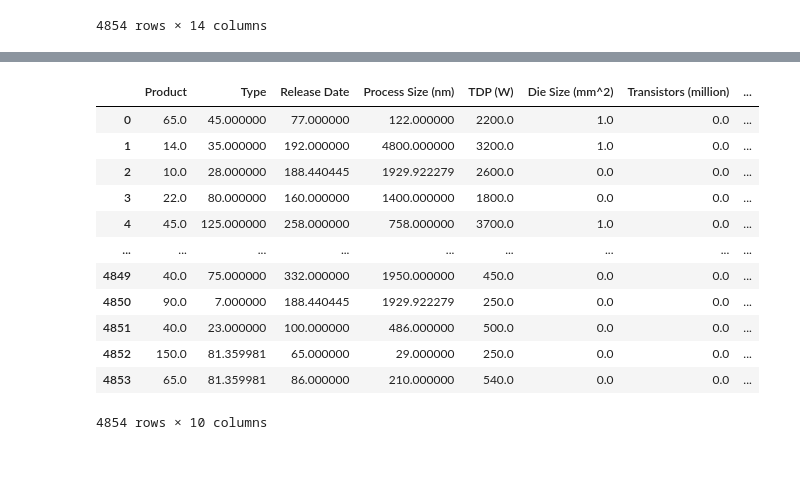
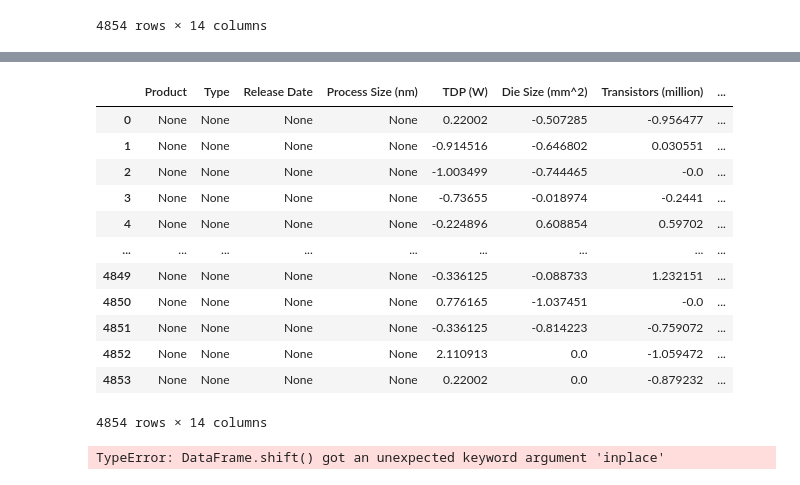
Before and after one commit to Felipanjos/a3_ia_2022.2, a Jupyter notebook: Projeto_IA.ipynb, the cells around one changed output, grey strips where cells are left out. Drawn from its saved outputs; the diff is of its cells as text; code cells hidden in the pictures.

```diff
--- a/Projeto_IA.ipynb
+++ b/Projeto_IA.ipynb
@@ -185,15 +193,7 @@ num_pipeline = Pipeline([
         ('std_scaler', StandardScaler()),
     ])
 
-mean_inputer = Pipeline([
-        ('imputer', SimpleImputer(strategy="mean"))
-    ])
-
-cat_pipeline = ColumnTransformer(transformers =[
-    ('enc', OneHotEncoder(sparse = False, drop ='first'), np.unique(df['Vendor'])),
-], remainder ='passthrough')
-
 full_pipeline = ColumnTransformer([
-        ("num", mean_inputer, num_attribs),
-        ("cat", OneHotEncoder(), cat_attribs),
-    ])
+        ("num", num_pipeline, num_attribs),
+        ("enc", OneHotEncoder(), cat_attribs),
+    ], remainder='passthrough')
@@ -221,2 +202,4 @@ df_prepared = full_pipeline.fit_transform(df)
 # %%
-scaled_df = pd.DataFrame(df_prepared, index=df.index, columns=df.columns)
+scaled_df = pd.DataFrame(df_prepared, index=df.index, columns=[list(df.columns[:9]) + vendors])
+
+df.loc["Product":] = df.loc["Product":].shift(axis=1)
@@ -223,16 +220,21 @@ scaled_df = pd.DataFrame(df_prepared, index=df.index, columns=df.columns)
-# %%
-scaled_df
-# %% [output]
-|  | Product | Type | Release Date | Process Size (nm) | TDP (W) | Die Size (mm^2) | Transistors (million) | ... |
-| 0 | 65.0 | 45.000000 | 77.000000 | 122.000000 | 2200.0 | 1.0 | 0.0 | ... |
-| 1 | 14.0 | 35.000000 | 192.000000 | 4800.000000 | 3200.0 | 1.0 | 0.0 | ... |
-| 2 | 10.0 | 28.000000 | 188.440445 | 1929.922279 | 2600.0 | 0.0 | 0.0 | ... |
-| 3 | 22.0 | 80.000000 | 160.000000 | 1400.000000 | 1800.0 | 0.0 | 0.0 | ... |
-| 4 | 45.0 | 125.000000 | 258.000000 | 758.000000 | 3700.0 | 1.0 | 0.0 | ... |
-| ... | ... | ... | ... | ... | ... | ... | ... | ... |
-| 4849 | 40.0 | 75.000000 | 332.000000 | 1950.000000 | 450.0 | 0.0 | 0.0 | ... |
-| 4850 | 90.0 | 7.000000 | 188.440445 | 1929.922279 | 250.0 | 0.0 | 0.0 | ... |
-| 4851 | 40.0 | 23.000000 | 100.000000 | 486.000000 | 500.0 | 0.0 | 0.0 | ... |
-| 4852 | 150.0 | 81.359981 | 65.000000 | 29.000000 | 250.0 | 0.0 | 0.0 | ... |
-| 4853 | 65.0 | 81.359981 | 86.000000 | 210.000000 | 540.0 | 0.0 | 0.0 | ... |
-4854 rows × 10 columns
+# %%
+scaled_df.shift(4, axis=1)
+# %% [output]
+|  | Product | Type | Release Date | Process Size (nm) | TDP (W) | Die Size (mm^2) | Transistors (million) | ... |
+| 0 | None | None | None | None | 0.22002 | -0.507285 | -0.956477 | ... |
+| 1 | None | None | None | None | -0.914516 | -0.646802 | 0.030551 | ... |
+| 2 | None | None | None | None | -1.003499 | -0.744465 | -0.0 | ... |
+| 3 | None | None | None | None | -0.73655 | -0.018974 | -0.2441 | ... |
+| 4 | None | None | None | None | -0.224896 | 0.608854 | 0.59702 | ... |
+| ... | ... | ... | ... | ... | ... | ... | ... | ... |
+| 4849 | None | None | None | None | -0.336125 | -0.088733 | 1.232151 | ... |
+| 4850 | None | None | None | None | 0.776165 | -1.037451 | -0.0 | ... |
+| 4851 | None | None | None | None | -0.336125 | -0.814223 | -0.759072 | ... |
+| 4852 | None | None | None | None | 2.110913 | 0.0 | -1.059472 | ... |
+| 4853 | None | None | None | None | 0.22002 | 0.0 | -0.879232 | ... |
+4854 rows × 14 columns
+# %%
+scaled_df.loc["Product":] = scaled_df.loc["Product":].shift(3, axis=1, inplace=True)
+scaled_df
+# %% [output]
+TypeError: DataFrame.shift() got an unexpected keyword argument 'inplace'
```
Also changed, not shown: parts of 13 cells of this notebook.
